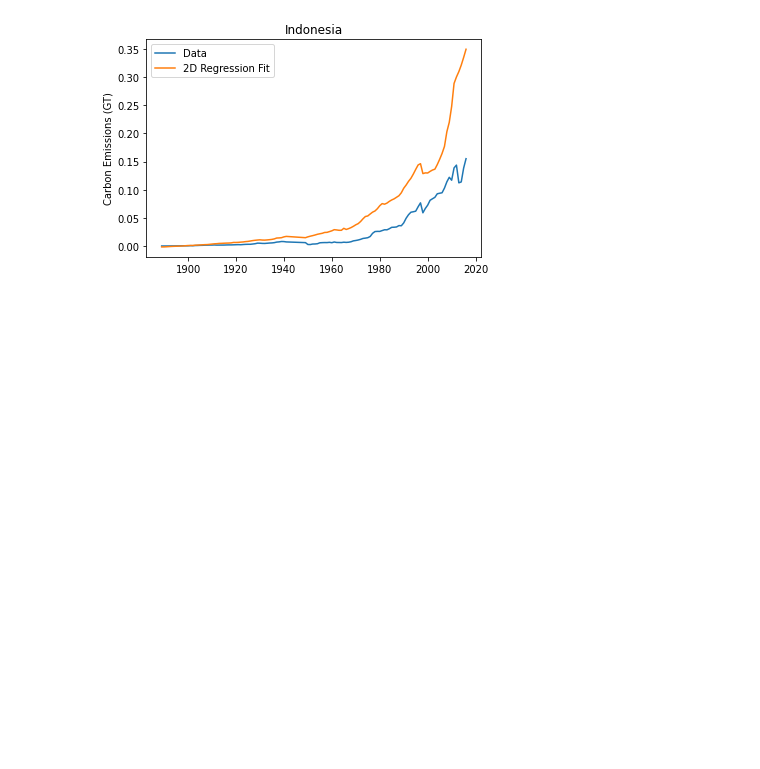
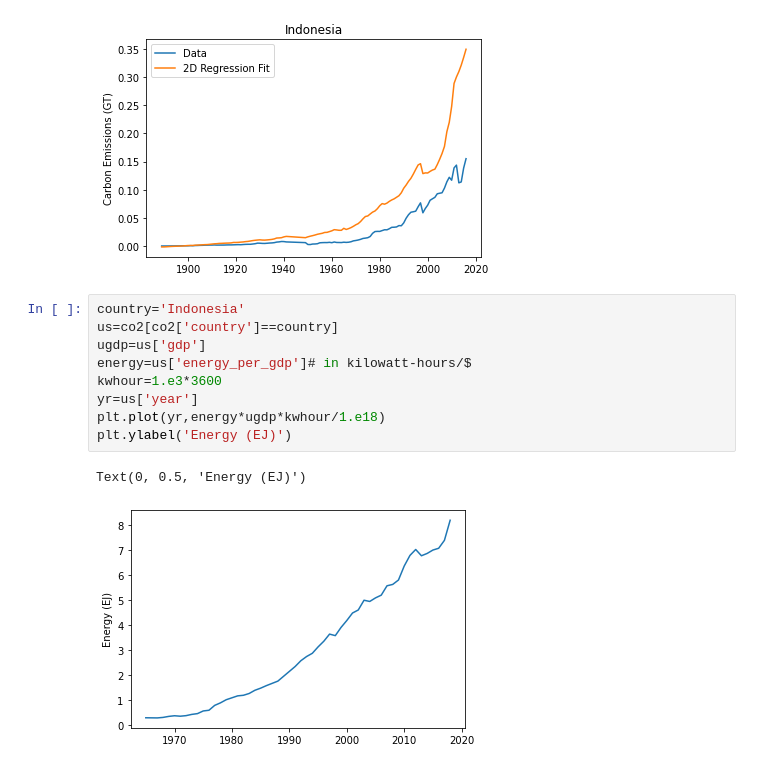
Before and after one commit to dodelson/Physics-of-Energy, a Jupyter notebook: Code/01_global_co2.ipynb, the cells around one changed output. Saved outputs shown, nothing was run; the diff lists cells and outputs as text; blank space fills up the shorter version.

```diff
--- a/Code/01_global_co2.ipynb
+++ b/Code/01_global_co2.ipynb
@@ -438,3 +438,15 @@ plt.title(country)
 # %% [output]
 Text(0.5, 1.0, 'Indonesia')
 [figure]
+# %%
+country='Indonesia'
+us=co2[co2['country']==country]
+ugdp=us['gdp']
+energy=us['energy_per_gdp']# in kilowatt-hours/$
+kwhour=1.e3*3600
+yr=us['year']
+plt.plot(yr,energy*ugdp*kwhour/1.e18)
+plt.ylabel('Energy (EJ)')
+# %% [output]
+Text(0, 0.5, 'Energy (EJ)')
+[figure, added]
```
Also changed, not shown: parts of 1 cell of this notebook, 1 other file.
